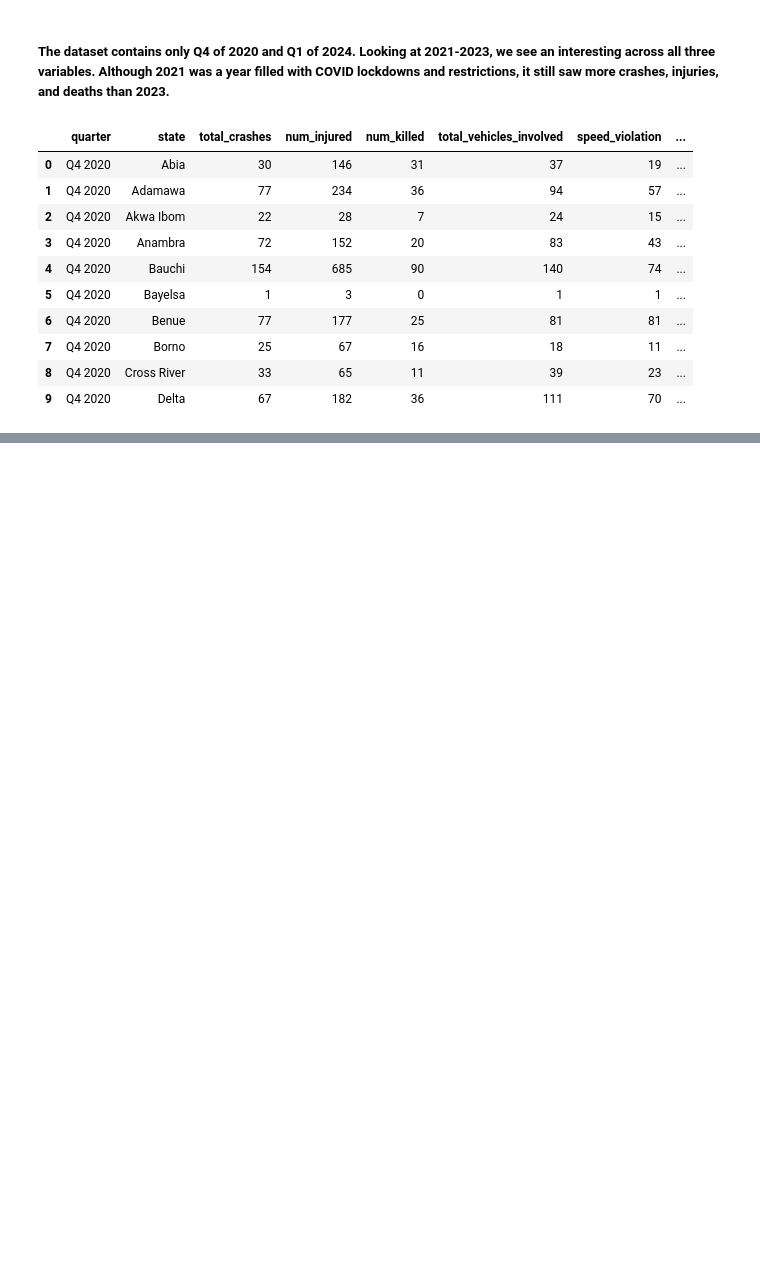
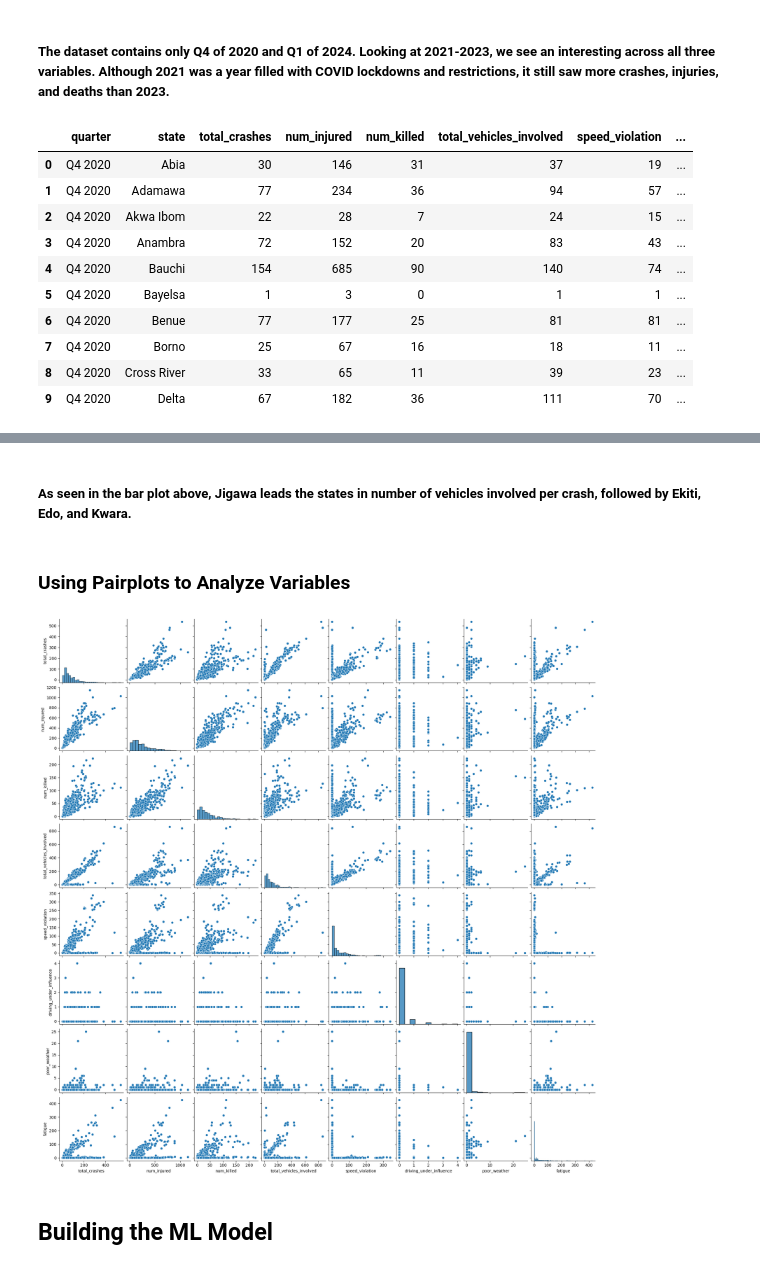
Before and after one commit to labibalam564/Python-Projects, a Jupyter notebook: Traffic-Accidents/Traffic Accident Analysis.ipynb, the cells around one changed output, grey strips where cells are left out. Saved outputs shown, nothing was run; the diff lists cells and outputs as text; code cells hidden in the pictures; blank space fills up the shorter version.

```diff
--- a/Traffic-Accidents/Traffic Accident Analysis.ipynb
+++ b/Traffic-Accidents/Traffic Accident Analysis.ipynb
@@ -227,0 +292,13 @@ df1.head(10)
+# %% [markdown]
+##### As seen in the bar plot above, Jigawa leads the states in number of vehicles involved per crash, followed by Ekiti, Edo, and Kwara.
+# %% [markdown]
+### Using Pairplots to Analyze Variables
+# %%
+df1_pplot = df1[['total_crashes', 'num_injured', 'num_killed', 'total_vehicles_involved', 'speed_violation', 'driving_under_influence', 'poor_weather', 'fatigue']]
+
+sns.pairplot(df1_pplot)
+plt.show()
+# %% [output]
+[figure, added]
+# %% [markdown]
+## Building the ML Model
```
Also changed, not shown: parts of 9 cells of this notebook.
